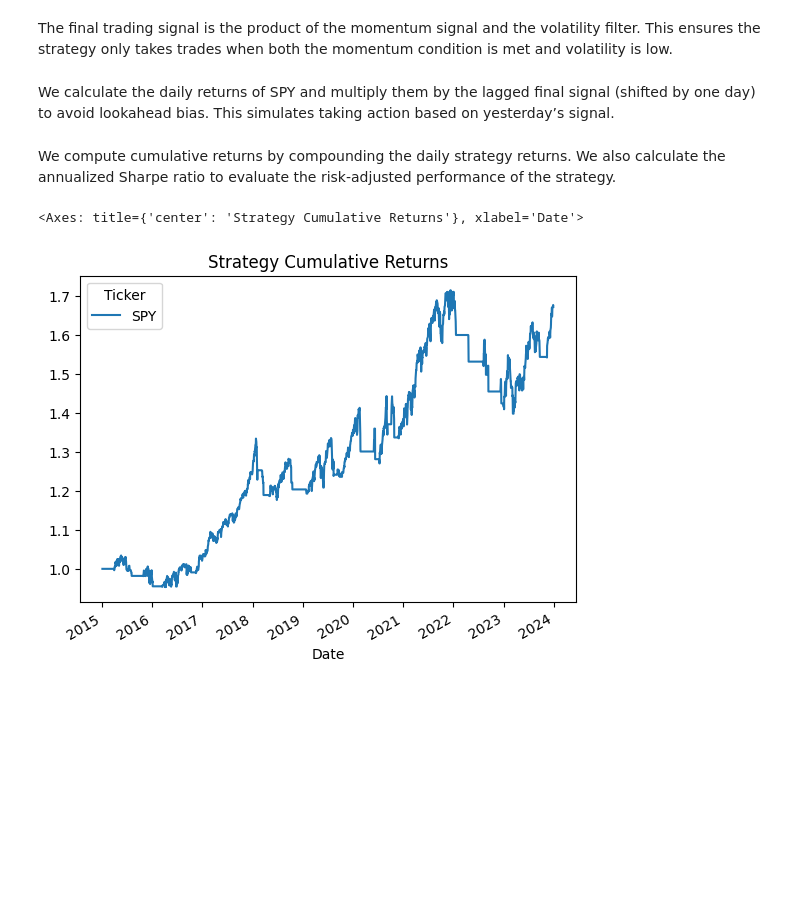
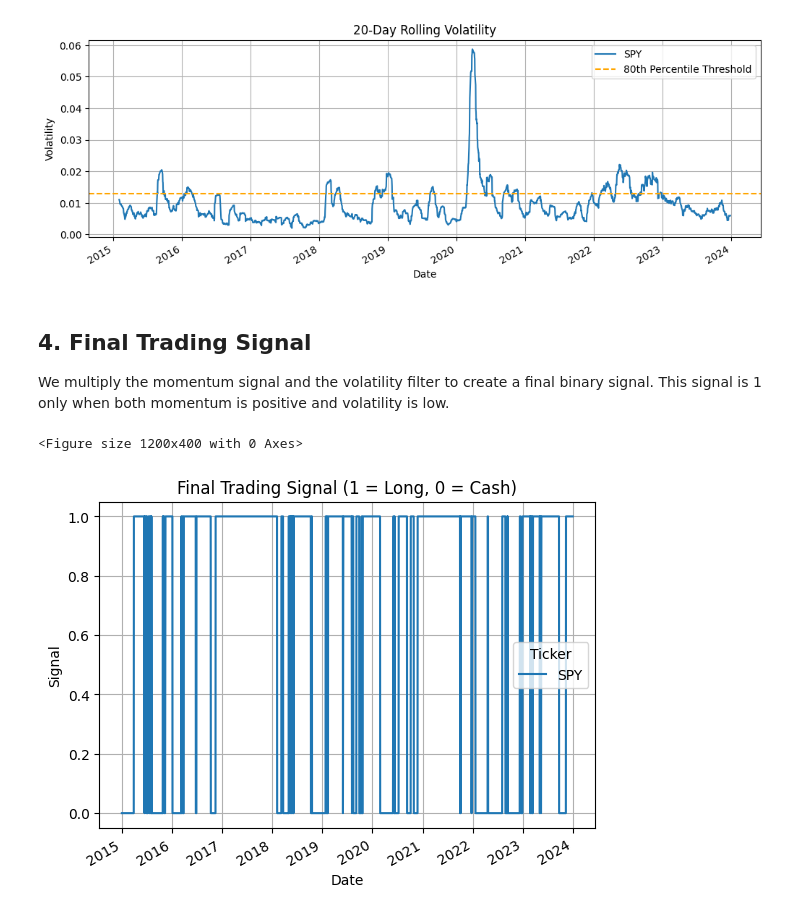
Before and after one commit to alitariq1/vol-protected-ts-momentum, a Jupyter notebook: vol_protected_ts_momentum.ipynb, the cells around one changed output. Saved outputs shown, nothing was run; the diff lists cells and outputs as text; code cells hidden in the pictures; blank space fills up the shorter version.

```diff
--- a/vol_protected_ts_momentum.ipynb
+++ b/vol_protected_ts_momentum.ipynb
@@ -30,2 +43,21 @@ vol_filter = (vol < vol_threshold).astype(int)
+# %%
+vol = prices.pct_change().rolling(20).std()
+
+# Ensure vol is a Series, not DataFrame
+if isinstance(vol, pd.DataFrame):
+    vol = vol.iloc[:, 0]  # use first column
+
+vol_threshold = float(vol.quantile(0.8))  # force float
+
+fig, ax = plt.subplots(figsize=(12, 4))
+vol.plot(ax=ax, title="20-Day Rolling Volatility", ylabel="Volatility", xlabel="Date")
+ax.axhline(y=vol_threshold, color='orange', linestyle='--', label='80th Percentile Threshold')
+ax.legend()
+ax.grid(True)
+plt.show()
+# %% [output]
+[figure, added]
 # %% [markdown]
-The final trading signal is the product of the momentum signal and the volatility filter. This ensures the strategy only takes trades when both the momentum condition is met and volatility is low.
+## 4. Final Trading Signal
+
+We multiply the momentum signal and the volatility filter to create a final binary signal. This signal is 1 only when both momentum is positive and volatility is low.
@@ -34,2 +63,0 @@ final_signal = signal * vol_filter
-# %% [markdown]
-We calculate the daily returns of SPY and multiply them by the lagged final signal (shifted by one day) to avoid lookahead bias. This simulates taking action based on yesterday’s signal.
@@ -39,8 +64,10 @@ strategy_returns = final_signal.shift(1) * daily_returns  # shift avoids lookahe
-# %% [markdown]
-We compute cumulative returns by compounding the daily strategy returns. We also calculate the annualized Sharpe ratio to evaluate the risk-adjusted performance of the strategy.
-# %%
-cumulative = (strategy_returns + 1).cumprod()
-cumulative.plot(title="Strategy Cumulative Returns")
-# %% [output]
-<Axes: title={'center': 'Strategy Cumulative Returns'}, xlabel='Date'>
-[figure, removed]
+# %%
+final_signal = signal * vol_filter
+
+plt.figure(figsize=(12, 4))
+final_signal.plot(title="Final Trading Signal (1 = Long, 0 = Cash)", ylabel="Signal", xlabel="Date")
+plt.grid(True)
+plt.show()
+# %% [output]
+<Figure size 1200x400 with 0 Axes>
+[figure, added]
```
Also changed, not shown: parts of 17 cells of this notebook.
